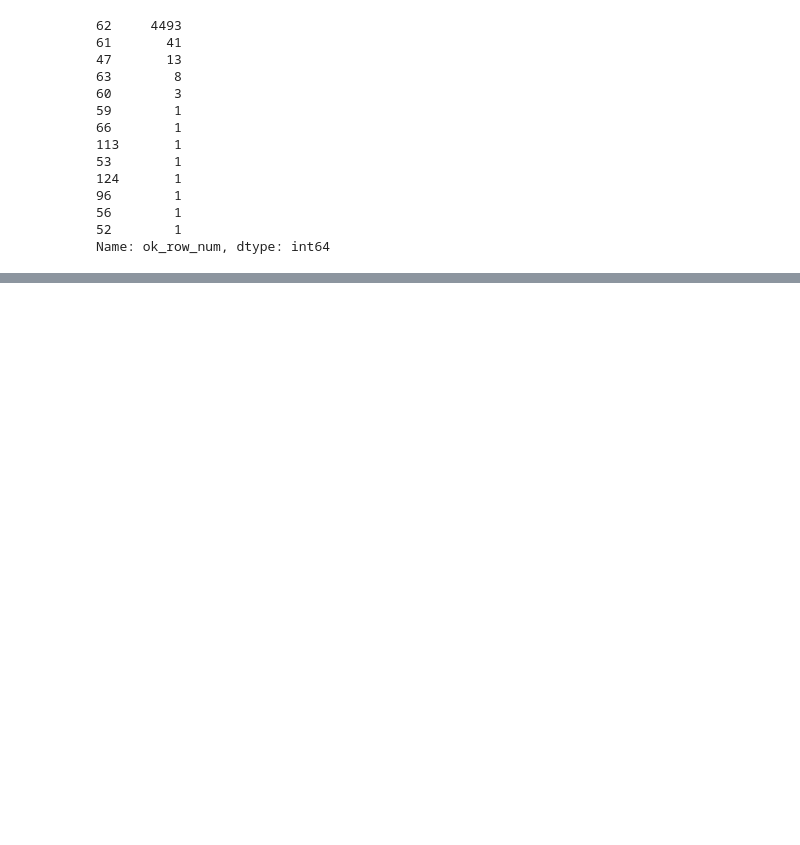
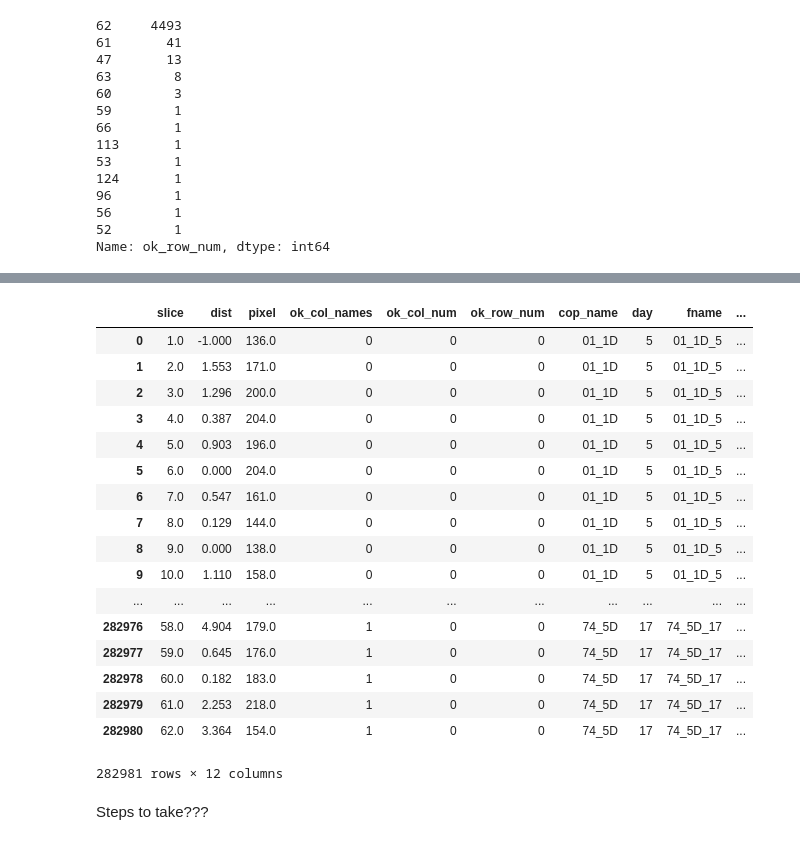
Before and after one commit to dbenesh82/behav_vid_data_compiler, a Jupyter notebook: wrangled_data/Exploratory_analysis.ipynb, the cells around one changed output, grey strips where cells are left out. Saved outputs shown, nothing was run; the diff lists cells and outputs as text; code cells hidden in the pictures; blank space fills up the shorter version.

```diff
--- a/wrangled_data/Exploratory_analysis.ipynb
+++ b/wrangled_data/Exploratory_analysis.ipynb
@@ -128,0 +166,25 @@ Name: ok_row_num, dtype: int64
+# %%
+vid_probs = combined_data[combined_data.video_problematic == 1]
+vid_probs.video_remarks.drop_duplicates()
+combined_data
+# %% [output]
+|  | slice | dist | pixel | ok_col_names | ok_col_num | ok_row_num | cop_name | day | fname | ... |
+| 0 | 1.0 | -1.000 | 136.0 | 0 | 0 | 0 | 01_1D | 5 | 01_1D_5 | ... |
+| 1 | 2.0 | 1.553 | 171.0 | 0 | 0 | 0 | 01_1D | 5 | 01_1D_5 | ... |
+| 2 | 3.0 | 1.296 | 200.0 | 0 | 0 | 0 | 01_1D | 5 | 01_1D_5 | ... |
+| 3 | 4.0 | 0.387 | 204.0 | 0 | 0 | 0 | 01_1D | 5 | 01_1D_5 | ... |
+| 4 | 5.0 | 0.903 | 196.0 | 0 | 0 | 0 | 01_1D | 5 | 01_1D_5 | ... |
+| 5 | 6.0 | 0.000 | 204.0 | 0 | 0 | 0 | 01_1D | 5 | 01_1D_5 | ... |
+| 6 | 7.0 | 0.547 | 161.0 | 0 | 0 | 0 | 01_1D | 5 | 01_1D_5 | ... |
+| 7 | 8.0 | 0.129 | 144.0 | 0 | 0 | 0 | 01_1D | 5 | 01_1D_5 | ... |
+| 8 | 9.0 | 0.000 | 138.0 | 0 | 0 | 0 | 01_1D | 5 | 01_1D_5 | ... |
+| 9 | 10.0 | 1.110 | 158.0 | 0 | 0 | 0 | 01_1D | 5 | 01_1D_5 | ... |
+| ... | ... | ... | ... | ... | ... | ... | ... | ... | ... | ... |
+| 282976 | 58.0 | 4.904 | 179.0 | 1 | 0 | 0 | 74_5D | 17 | 74_5D_17 | ... |
+| 282977 | 59.0 | 0.645 | 176.0 | 1 | 0 | 0 | 74_5D | 17 | 74_5D_17 | ... |
+| 282978 | 60.0 | 0.182 | 183.0 | 1 | 0 | 0 | 74_5D | 17 | 74_5D_17 | ... |
+| 282979 | 61.0 | 2.253 | 218.0 | 1 | 0 | 0 | 74_5D | 17 | 74_5D_17 | ... |
+| 282980 | 62.0 | 3.364 | 154.0 | 1 | 0 | 0 | 74_5D | 17 | 74_5D_17 | ... |
+282981 rows × 12 columns
+# %% [markdown]
+Steps to take???
```
Also changed, not shown: parts of 8 cells of this notebook.
